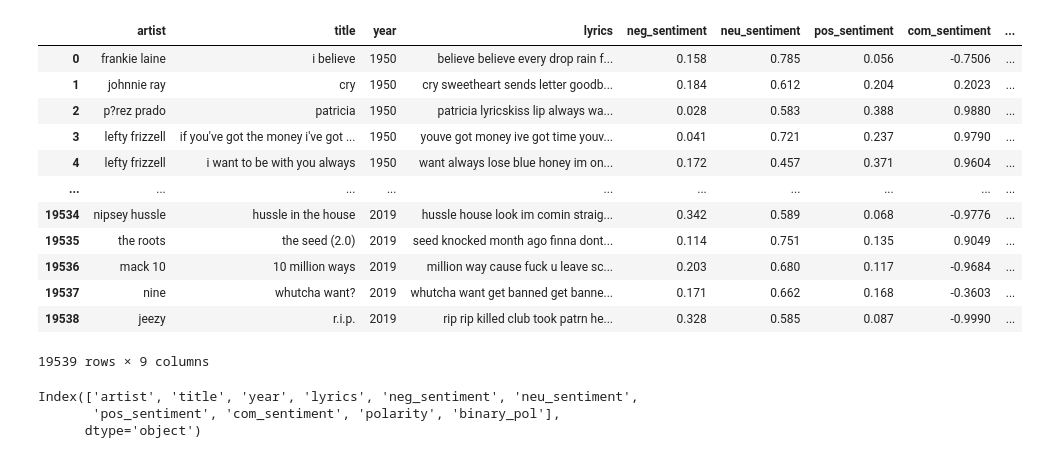
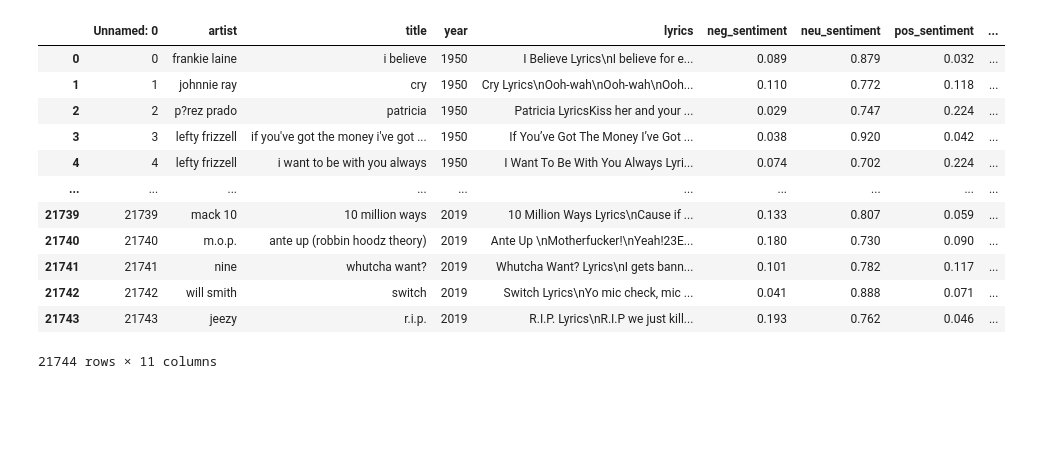
Before and after one commit to sooking87/NLP_Toy_Proj, a Jupyter notebook: modeling_bert.ipynb, the cells around one changed output. Cells and saved outputs as stored; diff of their text form; code cells hidden in the pictures; blank space fills up the shorter version.

```diff
--- a/modeling_bert.ipynb
+++ b/modeling_bert.ipynb
@@ -123,34 +22,19 @@ _________________________________________________________________
 # %%
-import tensorflow as tf
 import pandas as pd
 
-df = pd.read_csv("./lyrics_polarity_dataset.csv")
+df = pd.read_csv('./full_lyrics_polarity_dataset.csv')
 df
 # %% [output]
-|  | artist | title | year | lyrics | neg_sentiment | neu_sentiment | pos_sentiment | com_sentiment | ... |
-| 0 | frankie laine | i believe | 1950 | believe believe every drop rain f... | 0.158 | 0.785 | 0.056 | -0.7506 | ... |
-| 1 | johnnie ray | cry | 1950 | cry sweetheart sends letter goodb... | 0.184 | 0.612 | 0.204 | 0.2023 | ... |
-| 2 | p?rez prado | patricia | 1950 | patricia lyricskiss lip always wa... | 0.028 | 0.583 | 0.388 | 0.9880 | ... |
-| 3 | lefty frizzell | if you've got the money i've got ... | 1950 | youve got money ive got time youv... | 0.041 | 0.721 | 0.237 | 0.9790 | ... |
-| 4 | lefty frizzell | i want to be with you always | 1950 | want always lose blue honey im on... | 0.172 | 0.457 | 0.371 | 0.9604 | ... |
+|  | Unnamed: 0 | artist | title | year | lyrics | neg_sentiment | neu_sentiment | pos_sentiment | ... |
+| 0 | 0 | frankie laine | i believe | 1950 | I Believe Lyrics\nI believe for e... | 0.089 | 0.879 | 0.032 | ... |
+| 1 | 1 | johnnie ray | cry | 1950 | Cry Lyrics\nOoh-wah\nOoh-wah\nOoh... | 0.110 | 0.772 | 0.118 | ... |
+| 2 | 2 | p?rez prado | patricia | 1950 | Patricia LyricsKiss her and your ... | 0.029 | 0.747 | 0.224 | ... |
+| 3 | 3 | lefty frizzell | if you've got the money i've got ... | 1950 | If You’ve Got The Money I’ve Got ... | 0.038 | 0.920 | 0.042 | ... |
+| 4 | 4 | lefty frizzell | i want to be with you always | 1950 | I Want To Be With You Always Lyri... | 0.074 | 0.702 | 0.224 | ... |
 | ... | ... | ... | ... | ... | ... | ... | ... | ... | ... |
-| 19534 | nipsey hussle | hussle in the house | 2019 | hussle house look im comin straig... | 0.342 | 0.589 | 0.068 | -0.9776 | ... |
-| 19535 | the roots | the seed (2.0) | 2019 | seed knocked month ago finna dont... | 0.114 | 0.751 | 0.135 | 0.9049 | ... |
-| 19536 | mack 10 | 10 million ways | 2019 | million way cause fuck u leave sc... | 0.203 | 0.680 | 0.117 | -0.9684 | ... |
-| 19537 | nine | whutcha want? | 2019 | whutcha want get banned get banne... | 0.171 | 0.662 | 0.168 | -0.3603 | ... |
-| 19538 | jeezy | r.i.p. | 2019 | rip rip killed club took patrn he... | 0.328 | 0.585 | 0.087 | -0.9990 | ... |
+| 21739 | 21739 | mack 10 | 10 million ways | 2019 | 10 Million Ways Lyrics\nCause if ... | 0.133 | 0.807 | 0.059 | ... |
+| 21740 | 21740 | m.o.p. | ante up (robbin hoodz theory) | 2019 | Ante Up \nMotherfucker!\nYeah!23E... | 0.180 | 0.730 | 0.090 | ... |
+| 21741 | 21741 | nine | whutcha want? | 2019 | Whutcha Want? Lyrics\nI gets bann... | 0.101 | 0.782 | 0.117 | ... |
+| 21742 | 21742 | will smith | switch | 2019 | Switch Lyrics\nYo mic check, mic ... | 0.041 | 0.888 | 0.071 | ... |
+| 21743 | 21743 | jeezy | r.i.p. | 2019 | R.I.P. Lyrics\nR.I.P we just kill... | 0.193 | 0.762 | 0.046 | ... |
-19539 rows × 9 columns
+21744 rows × 11 columns
-# %%
-def get_sent(pol):
-    if (float(pol) > 0):
-        return 1 # pos
-    return 0 # neg + neu
-
-for i in df.index.tolist():
-  df.loc[i, "binary_pol"] = get_sent(df.loc[i, 'polarity'])
-
-print(df.keys())
-# %% [output]
-Index(['artist', 'title', 'year', 'lyrics', 'neg_sentiment', 'neu_sentiment',
-       'pos_sentiment', 'com_sentiment', 'polarity', 'binary_pol'],
-      dtype='object')
```
Also changed, not shown: parts of 24 cells of this notebook, 1 other file.
